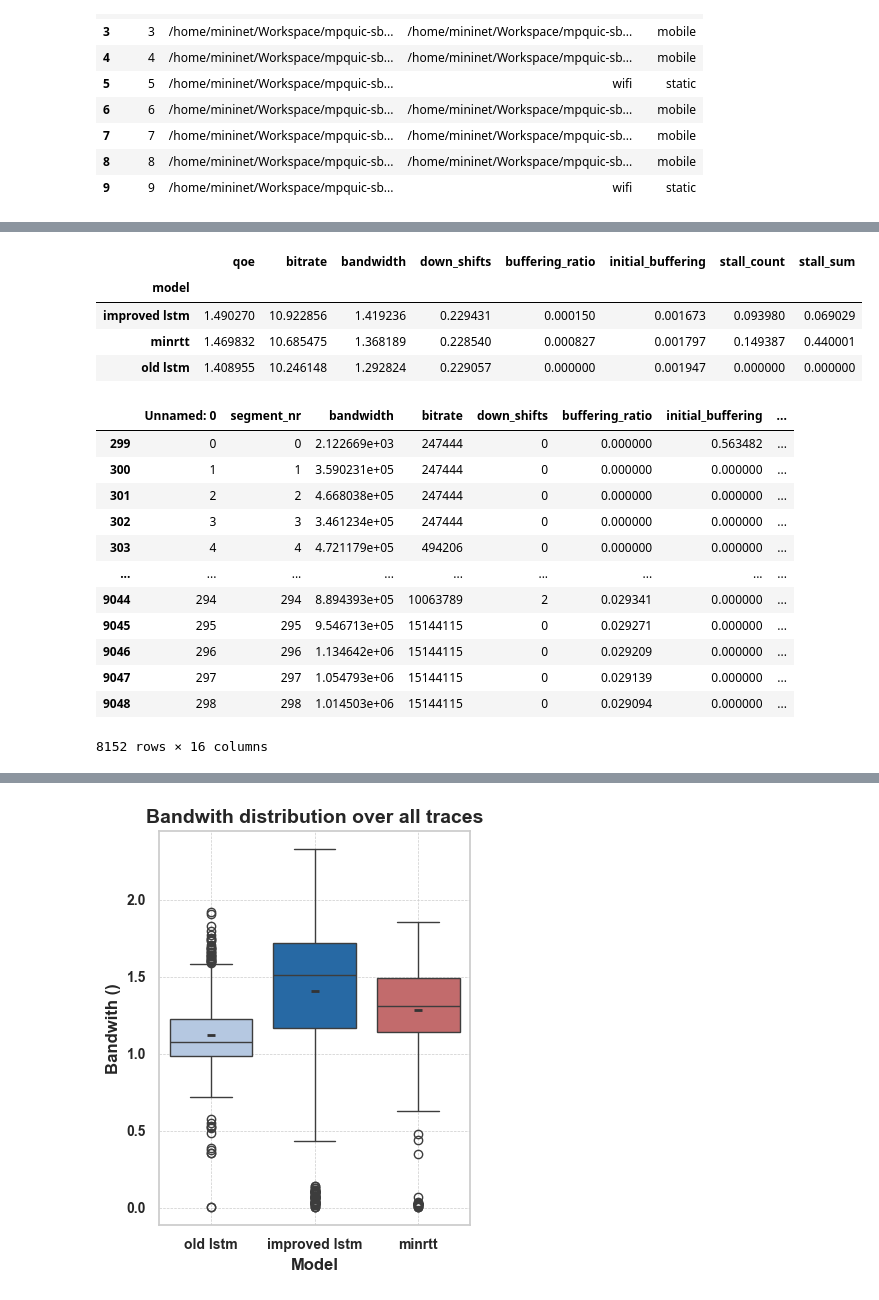
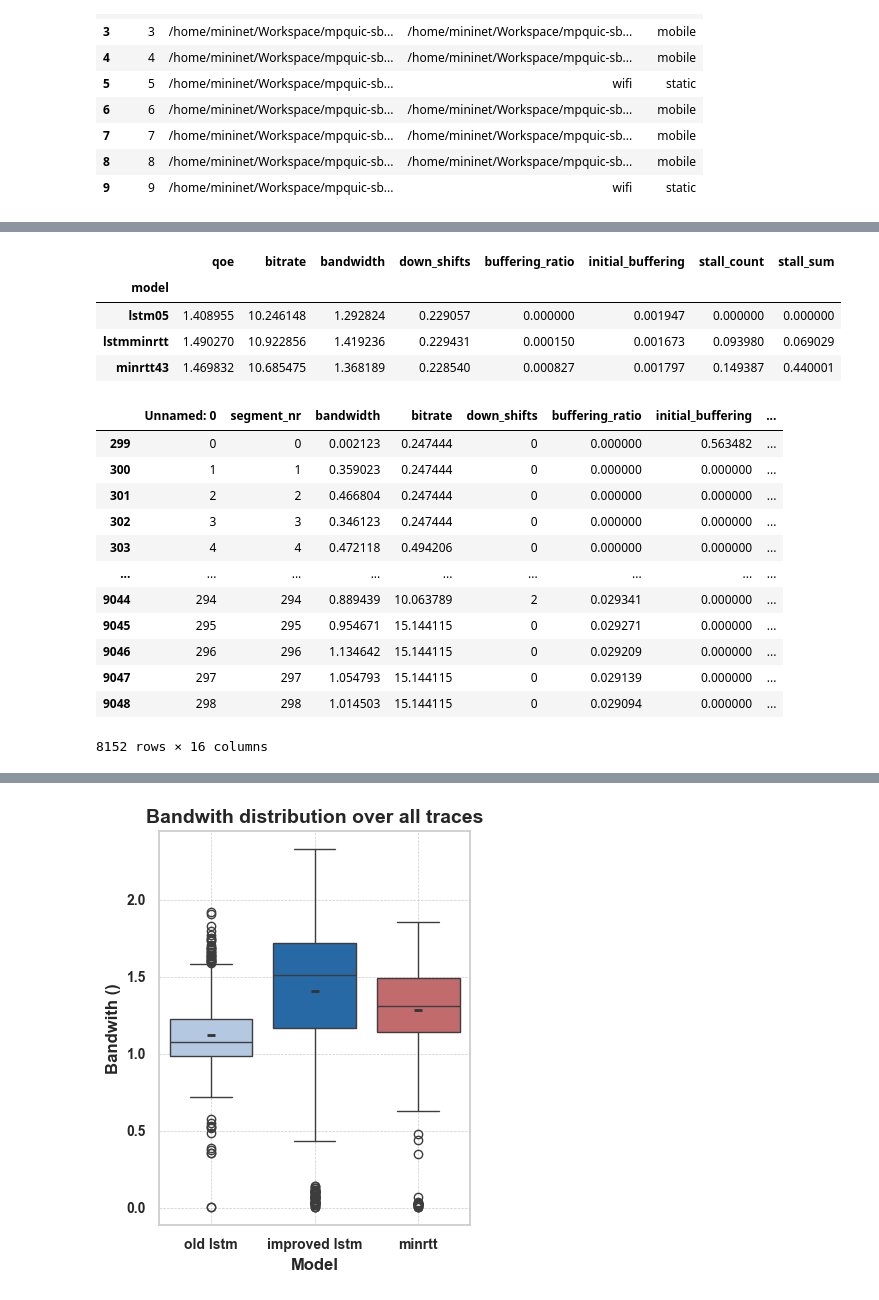
Before and after one commit to mees707/Thesis, a Jupyter notebook: code/mpquic-rl/mpquic-rl/analysis.ipynb, the cells around one changed output, grey strips where cells are left out. Drawn from its saved outputs; the diff is of its cells as text; code cells hidden in the pictures.

```diff
--- a/code/mpquic-rl/mpquic-rl/analysis.ipynb
+++ b/code/mpquic-rl/mpquic-rl/analysis.ipynb
@@ -112,4 +112,5 @@ df_runs = df_runs.merge(traces, on='trace')
 trace_qoe = df_runs.groupby(['trace', 'model']).agg({'qoe':'last'}).reset_index().rename(columns={'qoe':'trace_qoe'}, errors="raise")
 df_runs = df_runs.merge(trace_qoe, on=['trace', 'model'])
 df_runs = df_runs[df_runs['trace']!= 0 ]
-df_runs
+df_runs['bitrate'] = df_runs['bitrate'] / 1_000_000
+df_runs['bandwidth'] = df_runs['bandwidth'] / 1_000_000
@@ -130,27 +117,26 @@ df_runs
 # %%
 df_pertrace = df_runs #[df_runs['trace']==0]
 # Select numeric columns
 numeric_columns = df_runs.select_dtypes(include='number').columns
 
 # Group by 'model' and calculate the mean of numeric columns
 df_grouped = df_pertrace.groupby('model')[numeric_columns].mean()
 
 # Display the grouped DataFrame with average values
 
 
 
 df_grouped = df_grouped[['qoe', 'bitrate', 'bandwidth', 'down_shifts', 'buffering_ratio', 'initial_buffering', 'stall_count', 'stall_sum']]
 
-df_grouped['bitrate'] = df_grouped['bitrate'] / 1_000_000
-df_grouped['bandwidth'] = df_grouped['bandwidth'] / 1_000_000
+
 
 df_grouped
 # %% [output]
 |  | qoe | bitrate | bandwidth | down_shifts | buffering_ratio | initial_buffering | stall_count | stall_sum |
 | model |  |  |  |  |  |  |  |  |
-| improved lstm | 1.490270 | 10.922856 | 1.419236 | 0.229431 | 0.000150 | 0.001673 | 0.093980 | 0.069029 |
-| minrtt | 1.469832 | 10.685475 | 1.368189 | 0.228540 | 0.000827 | 0.001797 | 0.149387 | 0.440001 |
-| old lstm | 1.408955 | 10.246148 | 1.292824 | 0.229057 | 0.000000 | 0.001947 | 0.000000 | 0.000000 |
+| lstm05 | 1.408955 | 10.246148 | 1.292824 | 0.229057 | 0.000000 | 0.001947 | 0.000000 | 0.000000 |
+| lstmminrtt | 1.490270 | 10.922856 | 1.419236 | 0.229431 | 0.000150 | 0.001673 | 0.093980 | 0.069029 |
+| minrtt43 | 1.469832 | 10.685475 | 1.368189 | 0.228540 | 0.000827 | 0.001797 | 0.149387 | 0.440001 |
 # %%
 df_runs['model'] = df_runs['model'].replace('lstm05', 'old lstm')
 df_runs['model'] = df_runs['model'].replace('lstmminrtt', 'improved lstm')
@@ -164,15 +150,15 @@ df_filtered = df_runs[(df_runs['qoe'] >= lower_bound) & (df_runs['qoe'] <= upper
 df_runs
 # %% [output]
 |  | Unnamed: 0 | segment_nr | bandwidth | bitrate | down_shifts | buffering_ratio | initial_buffering | ... |
-| 299 | 0 | 0 | 2.122669e+03 | 247444 | 0 | 0.000000 | 0.563482 | ... |
-| 300 | 1 | 1 | 3.590231e+05 | 247444 | 0 | 0.000000 | 0.000000 | ... |
-| 301 | 2 | 2 | 4.668038e+05 | 247444 | 0 | 0.000000 | 0.000000 | ... |
-| 302 | 3 | 3 | 3.461234e+05 | 247444 | 0 | 0.000000 | 0.000000 | ... |
-| 303 | 4 | 4 | 4.721179e+05 | 494206 | 0 | 0.000000 | 0.000000 | ... |
+| 299 | 0 | 0 | 0.002123 | 0.247444 | 0 | 0.000000 | 0.563482 | ... |
+| 300 | 1 | 1 | 0.359023 | 0.247444 | 0 | 0.000000 | 0.000000 | ... |
+| 301 | 2 | 2 | 0.466804 | 0.247444 | 0 | 0.000000 | 0.000000 | ... |
+| 302 | 3 | 3 | 0.346123 | 0.247444 | 0 | 0.000000 | 0.000000 | ... |
+| 303 | 4 | 4 | 0.472118 | 0.494206 | 0 | 0.000000 | 0.000000 | ... |
 | ... | ... | ... | ... | ... | ... | ... | ... | ... |
-| 9044 | 294 | 294 | 8.894393e+05 | 10063789 | 2 | 0.029341 | 0.000000 | ... |
-| 9045 | 295 | 295 | 9.546713e+05 | 15144115 | 0 | 0.029271 | 0.000000 | ... |
-| 9046 | 296 | 296 | 1.134642e+06 | 15144115 | 0 | 0.029209 | 0.000000 | ... |
-| 9047 | 297 | 297 | 1.054793e+06 | 15144115 | 0 | 0.029139 | 0.000000 | ... |
-| 9048 | 298 | 298 | 1.014503e+06 | 15144115 | 0 | 0.029094 | 0.000000 | ... |
+| 9044 | 294 | 294 | 0.889439 | 10.063789 | 2 | 0.029341 | 0.000000 | ... |
+| 9045 | 295 | 295 | 0.954671 | 15.144115 | 0 | 0.029271 | 0.000000 | ... |
+| 9046 | 296 | 296 | 1.134642 | 15.144115 | 0 | 0.029209 | 0.000000 | ... |
+| 9047 | 297 | 297 | 1.054793 | 15.144115 | 0 | 0.029139 | 0.000000 | ... |
+| 9048 | 298 | 298 | 1.014503 | 15.144115 | 0 | 0.029094 | 0.000000 | ... |
 8152 rows × 16 columns
```
Also changed, not shown: parts of 11 cells of this notebook, 13 other files.
